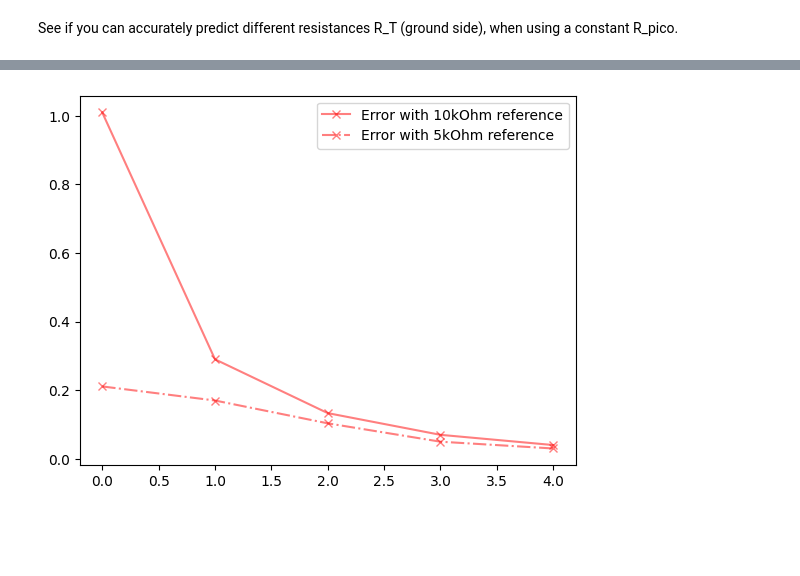
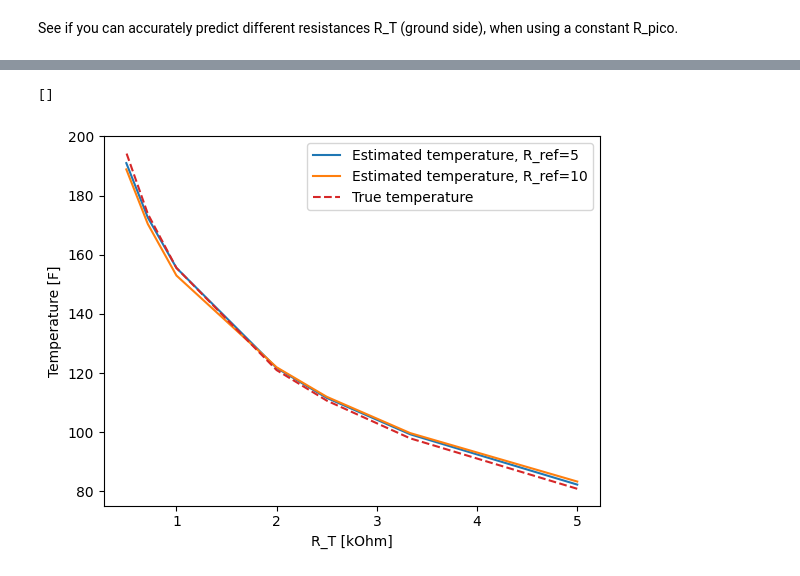
Before and after one commit to thdfw/gwks, a Jupyter notebook: pico/tank_module/resistance.ipynb, the cells around one changed output, grey strips where cells are left out. Drawn from its saved outputs; the diff is of its cells as text; code cells hidden in the pictures; blank space fills up the shorter version.

```diff
--- a/pico/tank_module/resistance.ipynb
+++ b/pico/tank_module/resistance.ipynb
@@ -78,7 +81,38 @@ error_5 = [(R_true[i]-R_adc[i]) for i in range(len(R_true))]
 # %%
-plt.plot(error_10, '-x', alpha=0.5, color='red', label="Error with 10kOhm reference")
-plt.plot(error_5, '-.x', alpha=0.5, color='red', label="Error with 5kOhm reference")
-plt.legend()
-plt.show()
+# plt.plot(error_10, '-x', alpha=0.5, color='red', label="Error with 10kOhm reference")
+# plt.plot(error_5, '-.x', alpha=0.5, color='red', label="Error with 5kOhm reference")
+# plt.legend()
+# plt.show()
-# %% [output]
-[figure, removed]
+# %%
+t0 = 298
+r0 = 5.5
+beta = 3977
+import math
+
+def temp(R_T):
+    temp_c = 1 / ((1 / t0) + (math.log(R_T / r0) / beta)) - 273
+    temp_f = 32 + (temp_c * 9/5)
+    return temp_f
+# %%
+R_true = [10/x for x in range(2,6)] + [10/10, 10/14, 10/20]
+temperature_true = [temp(r) for r in R_true]
+
+# 5 kOhm
+V_adc_5 = [1.536289, 1.241078, 1.047803, 0.9053327] + [0.5420046, 0.4125865, 0.3112422]
+temperature_adc_5 = [temp(R_T(x, R_ref=5)) for x in V_adc_5]
+
+# 10 kOhm
+V_adc_10 = [0.9857, 0.75817, 0.6180418, 0.5224292] + [0.3059666, 0.2305463, 0.1706086]
+temperature_adc_10 = [temp(R_T(x, R_ref=10)) for x in V_adc_10]
+
+fig, ax = plt.subplots(1,1)
+ax.plot(R_true, temperature_adc_5, '-', color='tab:blue', label="Estimated temperature, R_ref=5")
+ax.plot(R_true, temperature_adc_10, '-', color='tab:orange', label="Estimated temperature, R_ref=10")
+ax.plot(R_true, temperature_true, color='tab:red', label="True temperature", linestyle='dashed')
+ax.set_xlabel('R_T [kOhm]')
+ax.set_ylabel('Temperature [F]')
+ax.legend()
+plt.plot()
+# %% [output]
+[]
+[figure, added]
```
Also changed, not shown: parts of 3 cells of this notebook.
